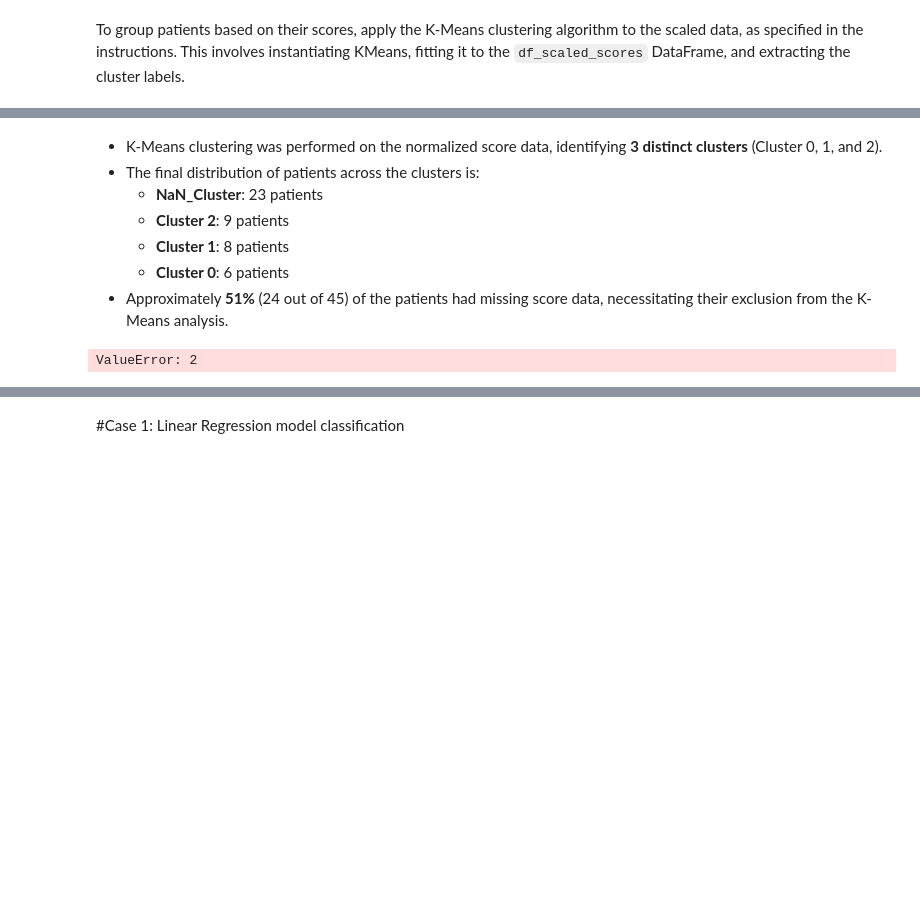
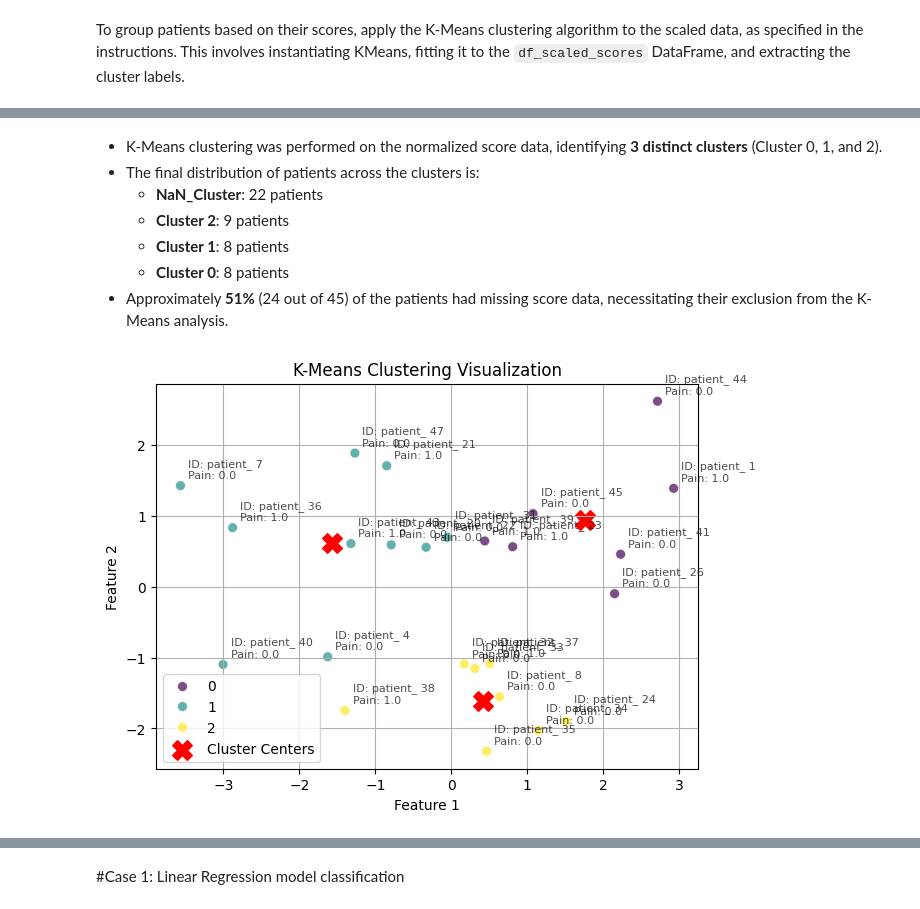
Before and after one commit to TAUforPython/TMS-pain-analysis, a Jupyter notebook: ML_TMS_pain_analysis.ipynb, the cells around one changed output, grey strips where cells are left out. Saved outputs shown, nothing was run; the diff lists cells and outputs as text; code cells hidden in the pictures; blank space fills up the shorter version.

```diff
--- a/ML_TMS_pain_analysis.ipynb
+++ b/ML_TMS_pain_analysis.ipynb
@@ -332,14 +332,17 @@ Prepare the patient score data by creating a DataFrame from `table_data` using `
 # %%
 score_data_with_id = table_data[subset_score_columns]
 
-nan_patients = score_data_with_id[score_data_with_id.drop('patient_id', axis=1).isnull().any(axis=1)].copy()
-clean_patients = score_data_with_id.dropna(subset=score_data_with_id.drop('patient_id', axis=1).columns).copy()
+#nan_patients = score_data_with_id[score_data_with_id.drop('patient_id', axis=1).isnull().any(axis=1)].copy()
+nan_patients = score_data_with_id[score_data_with_id.isnull().any(axis=1)].copy()
+
+#clean_patients = score_data_with_id.dropna(subset=score_data_with_id.drop('patient_id', axis=1).columns).copy()
+clean_patients = score_data_with_id.dropna(subset=score_data_with_id.columns).copy()
 
 # Assign 'NaN_Cluster' to patients with missing values
 nan_patients['cluster'] = 'NaN_Cluster'
 
 # Prepare clean data for clustering by dropping 'patient_id'
-df_clustering_scores = clean_patients.drop('patient_id', axis=1)
+df_clustering_scores = clean_patients#.drop('patient_id', axis=1)
 
 print(f"Patients with missing values (NaN_Cluster): {len(nan_patients)}")
 print(f"Patients with complete score data for clustering: {len(clean_patients)}")
@@ -411,10 +401,10 @@ Name: count, dtype: int64
 
 *   K-Means clustering was performed on the normalized score data, identifying **3 distinct clusters** (Cluster 0, 1, and 2).
 *   The final distribution of patients across the clusters is:
-    *   **NaN_Cluster**: 23 patients
+    *   **NaN_Cluster**: 22 patients
     *   **Cluster 2**: 9 patients
     *   **Cluster 1**: 8 patients
-    *   **Cluster 0**: 6 patients
+    *   **Cluster 0**: 8 patients
 *   Approximately **51%** (24 out of 45) of the patients had missing score data, necessitating their exclusion from the K-Means analysis.
 # %%
 from sklearn.decomposition import PCA
@@ -429,10 +419,16 @@ labels = kmeans.predict(np.array(pca_score_df))
 cluster_centers = kmeans.cluster_centers_
 
 # Add patient_id and pain_type to pca_score_df for annotation
-pca_score_df['patient_id'] = clean_patients['patient_id'].values
+# Correctly get patient_id from original table_data using clean_patients' index
+pca_score_df['patient_id'] = table_data.loc[clean_patients.index, 'patient_id'].values
 pca_score_df['cluster_label'] = labels
-# Merge pain_type from the original table_data
-pca_score_df = pd.merge(pca_score_df, table_data[['patient_id', 'pain_type']], on='patient_id', how='left')
+
+# Create a temporary DataFrame with the correct 'patient_id' and 'pain_type' from table_data
+# using the indices of the clean_patients to ensure alignment.
+temp_for_merge = table_data.loc[clean_patients.index, ['patient_id', 'pain_type']].copy()
+# The column names are already correct, no need to reassign: temp_for_merge.columns = ['patient_id', 'pain_type']
+
+pca_score_df = pd.merge(pca_score_df, temp_for_merge, on='patient_id', how='left')
 
 
 # 3. Create the Scatter Plot
@@ -441,34 +437,34 @@ plt.figure(figsize=(7, 5))
 # Plot data points, colored by cluster label
 sns.scatterplot(
     x='PC1',
     y='PC2',
     hue='cluster_label',
     palette='viridis',
     data=pca_score_df,
     legend='full',
     s=50,
     alpha=0.7
 )
 
 # Plot cluster centers
 plt.scatter(cluster_centers[:, 0], cluster_centers[:, 1], c='red', s=200, marker='X', label='Cluster Centers')
 
 
 # Add labels for patient_id and pain_type
 for i, row in pca_score_df.iterrows():
     plt.text(row['PC1'] + 0.1, row['PC2'] + 0.1,
              f"ID: {row['patient_id']}\nPain: {row['pain_type']}", # Display patient_id and pain_type
              fontsize=8, alpha=0.7)
 
 # 4. Add Labels and Title
 plt.title('K-Means Clustering Visualization')
 plt.xlabel('Feature 1')
 plt.ylabel('Feature 2')
 plt.legend()
 plt.grid(True)
 plt.show()
 # %% [output]
-ValueError: 2
+[figure, added]
 # %%
 pca.explained_variance_ratio_
 # %% [output]
```
Also changed, not shown: parts of 63 cells of this notebook.
